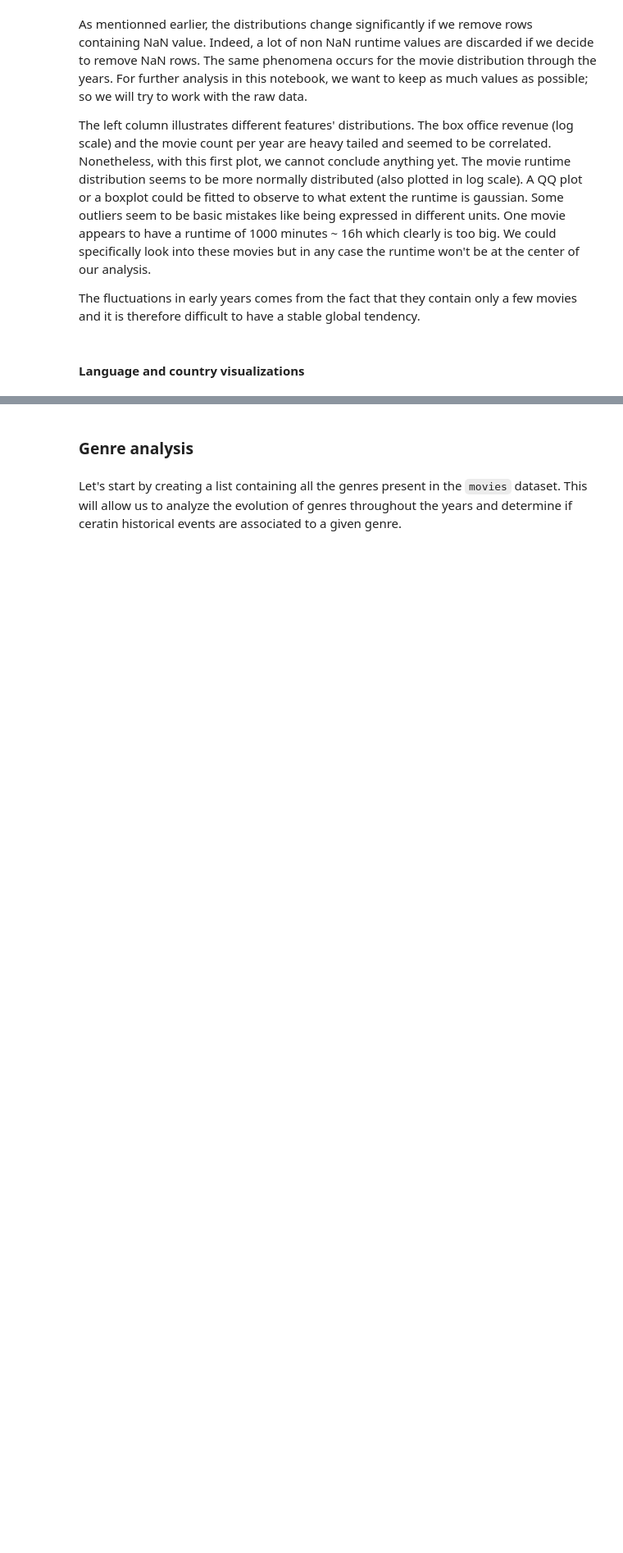
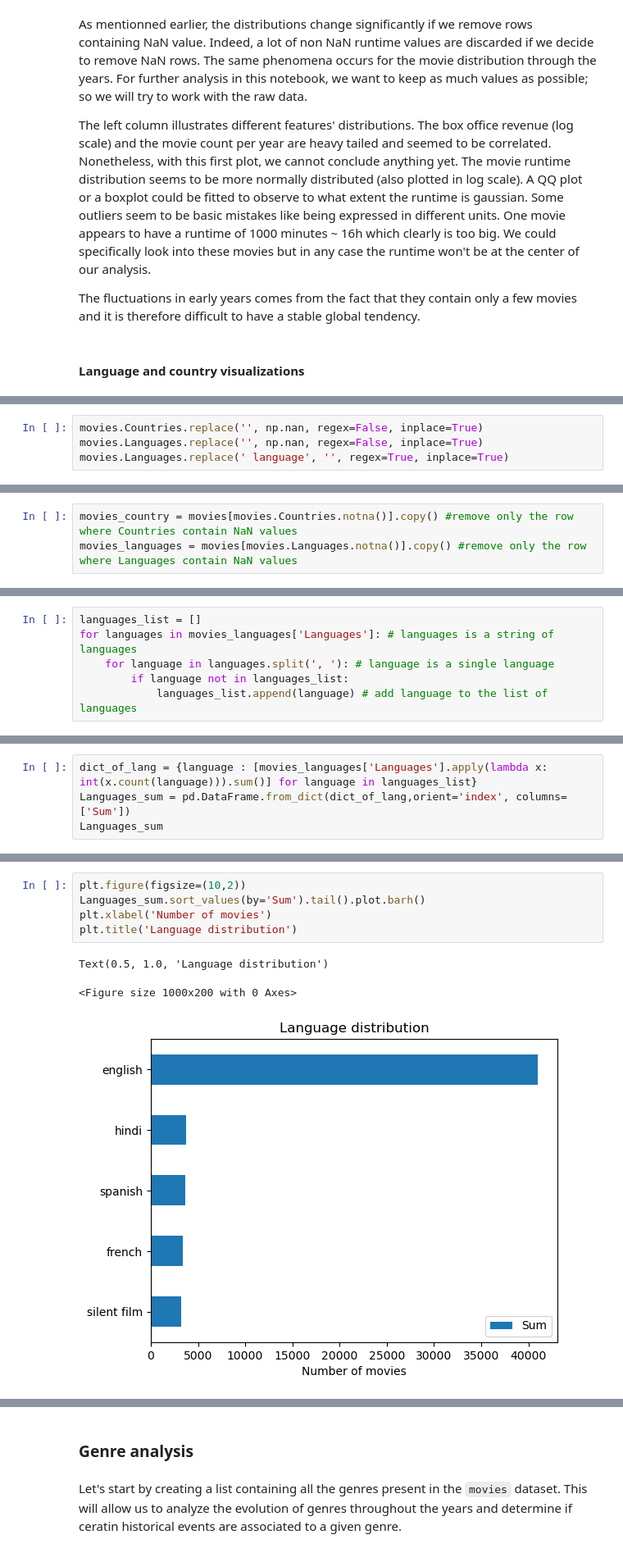
Before and after one commit to epfl-ada/ada-2022-project-thegonios, a Jupyter notebook: Data_processing.ipynb, the cells around one changed output, grey strips where cells are left out. Shown at 82% size. Drawn from its saved outputs; the diff is of its cells as text; blank space fills up the shorter version.

```diff
--- a/Data_processing.ipynb
+++ b/Data_processing.ipynb
@@ -702,0 +699,4 @@ Text(0.5, 1.0, 'Language distribution')
+# %%
+movies.Countries.replace('', np.nan, regex=False, inplace=True)
+movies.Languages.replace('', np.nan, regex=False, inplace=True)
+movies.Languages.replace(' language', '', regex=True, inplace=True)
@@ -702,0 +705,3 @@ Text(0.5, 1.0, 'Language distribution')
+# %%
+movies_country = movies[movies.Countries.notna()].copy() #remove only the row where Countries contain NaN values
+movies_languages = movies[movies.Languages.notna()].copy() #remove only the row where Languages contain NaN values
@@ -702,0 +710,6 @@ Text(0.5, 1.0, 'Language distribution')
+# %%
+languages_list = []
+for languages in movies_languages['Languages']: # languages is a string of languages
+    for language in languages.split(', '): # language is a single language
+        if language not in languages_list:
+            languages_list.append(language) # add language to the list of languages
@@ -702,0 +722,4 @@ Text(0.5, 1.0, 'Language distribution')
+# %%
+dict_of_lang = {language : [movies_languages['Languages'].apply(lambda x: int(x.count(language))).sum()] for language in languages_list}
+Languages_sum = pd.DataFrame.from_dict(dict_of_lang,orient='index', columns=['Sum'])
+Languages_sum
@@ -703 +740,10 @@ Text(0.5, 1.0, 'Language distribution')
+# %%
+plt.figure(figsize=(10,2))
+Languages_sum.sort_values(by='Sum').tail().plot.barh()
+plt.xlabel('Number of movies')
+plt.title('Language distribution')
+# %% [output]
+Text(0.5, 1.0, 'Language distribution')
+<Figure size 1000x200 with 0 Axes>
+[figure, added]
 # %% [markdown]
```
Also changed, not shown: parts of 50 cells of this notebook.
